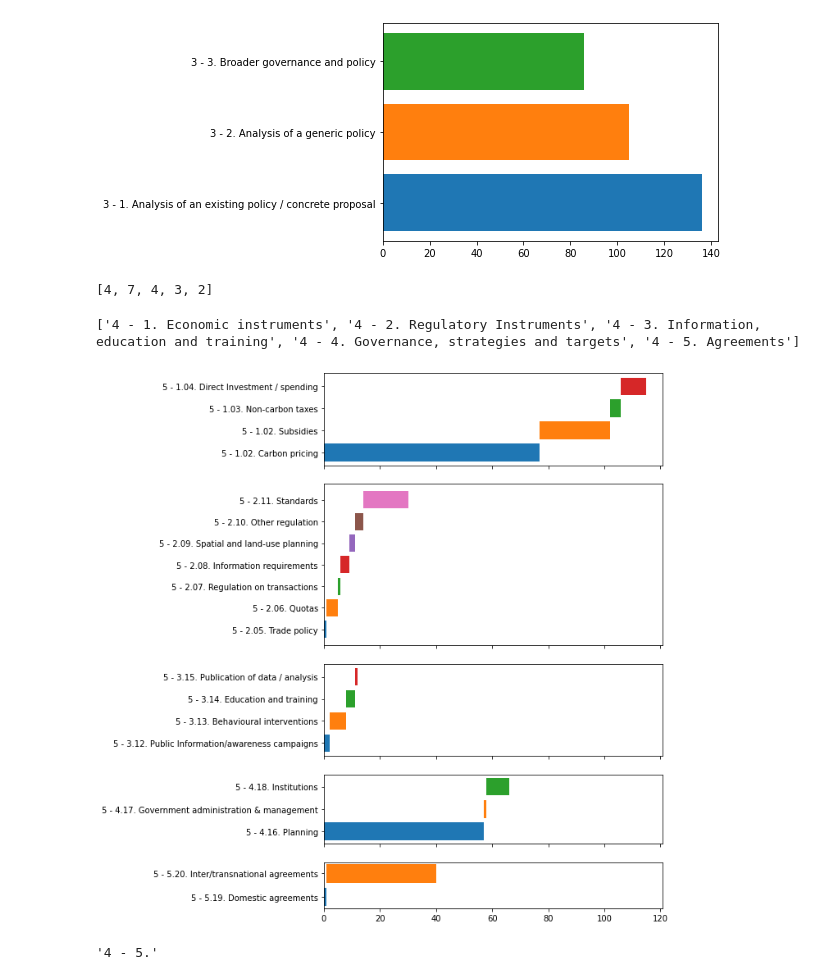
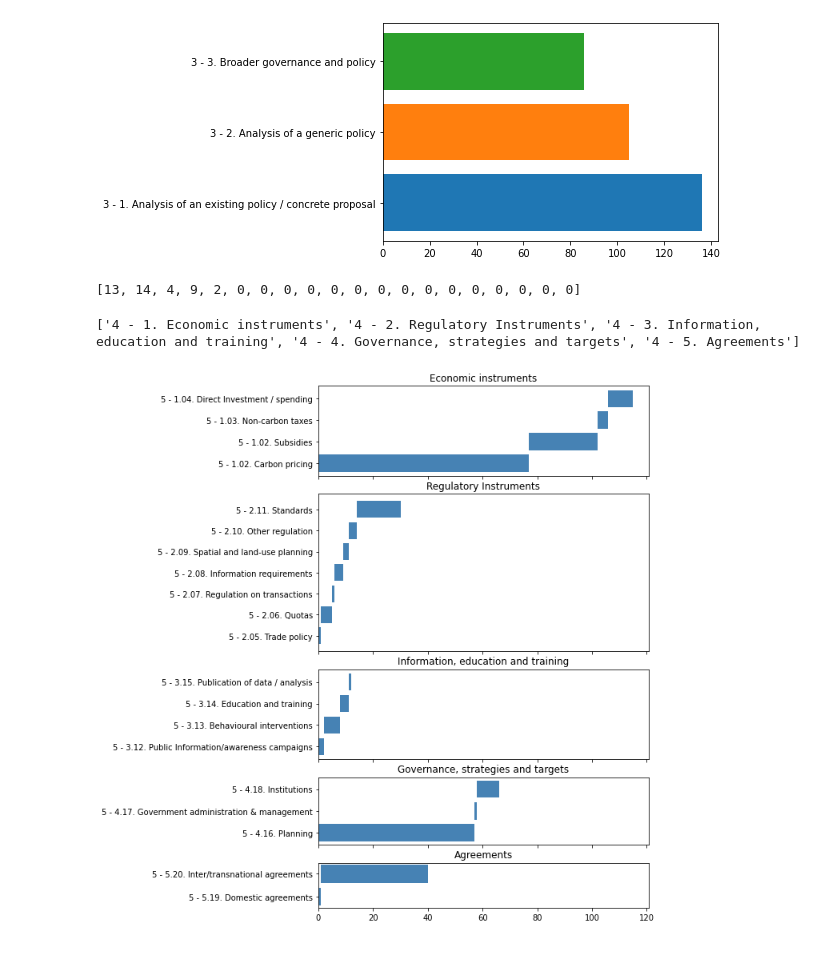
Before and after one commit to mcc-apsis/climate-policy-instruments, a Jupyter notebook: policy_count.ipynb, the cells around one changed output. Cells and saved outputs as stored; diff of their text form; code cells hidden in the pictures.

```diff
--- a/policy_count.ipynb
+++ b/policy_count.ipynb
@@ -4,0 +6,12 @@ import re
+# %%
+with open("typology/tree.json","r") as f:
+    tree = json.load(f)
+
+def parse_tree(name,items):
+    for obj in items:
+        if obj['name']==name:
+            return obj
+        if obj['children'] is not None:
+            items+=obj['children']
+
+parse_tree("Carbon pricing",tree)
@@ -34,36 +59,35 @@ policy
 # %%
 p1 = [x for x in df.columns if re.match("^4 - ",x) and "Not policy" not in x]
 p2 = [x for x in df.columns if re.match("^5 - ",x) and "Not policy" not in x]
+p3 = [x for x in df.columns if re.match("^6 - ",x) and "Not policy" not in x]
 hrs = []
 for i in range(len(p1)):
     hrs.append(len([x for x in p2 if f"- {i+1}." in x]))
 
 hrs
+p2hrs
 # %% [output]
-[4, 7, 4, 3, 2]
+[13, 14, 4, 9, 2, 0, 0, 0, 0, 0, 0, 0, 0, 0, 0, 0, 0, 0, 0, 0]
 # %%
 
 
 print(p1)
 
 fig, axs = plt.subplots(len(p1), figsize=(7.4,12),gridspec_kw={'height_ratios': hrs},sharex=True)
 for i,x in enumerate(p1):
     ax = axs[i]
+    ax.set_title(x.split(". ")[1])
     cindex = x.split(". ")[0].replace("4 -","5 -") + "."
     p2sub = [p for p in p2 if cindex in p]
 
     l = 0
     for j,p in enumerate(p2sub):
         n =  df[p].astype("float").sum()
-        ax.barh(j, n, left=l)
+        ax.barh(j, n, left=l, color="steelblue")
         l+=n
 
     ax.set_yticks(range(len(p2sub)))
     ax.set_yticklabels(p2sub)
 # %% [output]
 ['4 - 1. Economic instruments', '4 - 2. Regulatory Instruments', '4 - 3. Information, education and training', '4 - 4. Governance, strategies and targets', '4 - 5. Agreements']
-[figure, old version]
+[figure, new version]
-# %%
-cindex
-# %% [output]
-'4 - 5.'
```
Also changed, not shown: parts of 9 cells of this notebook, 2 other files.
